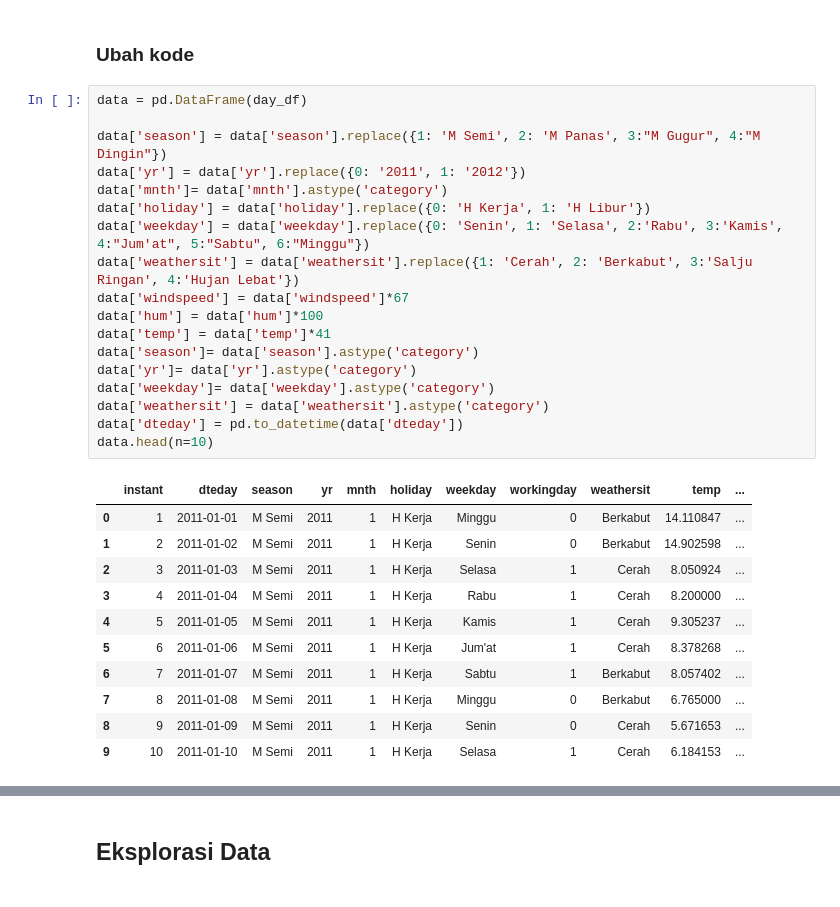
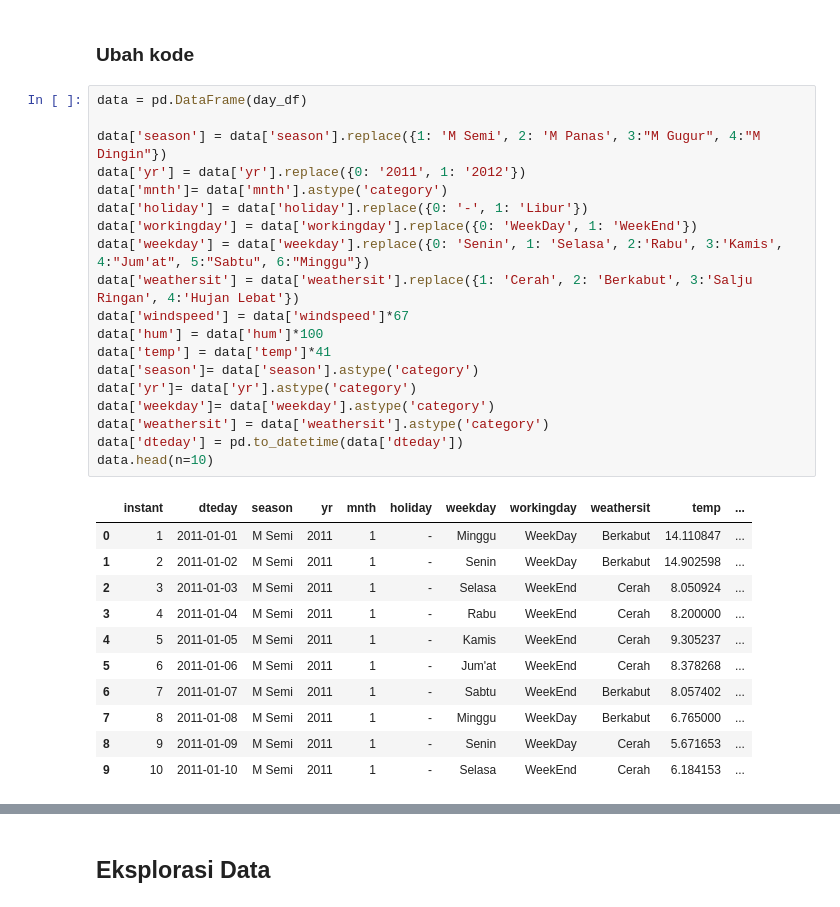
Before and after one commit to Zen-Rofiqy/Bangkit-2024, a Jupyter notebook: 04 Analisis Data dng Py/@Proyek-akhir/MyDashBoard.ipynb, the cells around one changed output, grey strips where cells are left out. Cells and saved outputs as stored; diff of their text form.

```diff
--- a/04 Analisis Data dng Py/@Proyek-akhir/MyDashBoard.ipynb
+++ b/04 Analisis Data dng Py/@Proyek-akhir/MyDashBoard.ipynb
@@ -197,33 +198,34 @@ Maka dari kedua data yang ada, tidak perlu dilakukan proses *cleaning data*. Han
 # %%
 data = pd.DataFrame(day_df)
 
 data['season'] = data['season'].replace({1: 'M Semi', 2: 'M Panas', 3:"M Gugur", 4:"M Dingin"})
 data['yr'] = data['yr'].replace({0: '2011', 1: '2012'})
 data['mnth']= data['mnth'].astype('category')
-data['holiday'] = data['holiday'].replace({0: 'H Kerja', 1: 'H Libur'})
+data['holiday'] = data['holiday'].replace({0: '-', 1: 'Libur'})
+data['workingday'] = data['workingday'].replace({0: 'WeekDay', 1: 'WeekEnd'})
 data['weekday'] = data['weekday'].replace({0: 'Senin', 1: 'Selasa', 2:'Rabu', 3:'Kamis', 4:"Jum'at", 5:"Sabtu", 6:"Minggu"})
 data['weathersit'] = data['weathersit'].replace({1: 'Cerah', 2: 'Berkabut', 3:'Salju Ringan', 4:'Hujan Lebat'})
 data['windspeed'] = data['windspeed']*67
 data['hum'] = data['hum']*100
 data['temp'] = data['temp']*41
 data['season']= data['season'].astype('category')
 data['yr']= data['yr'].astype('category')
 data['weekday']= data['weekday'].astype('category')
 data['weathersit'] = data['weathersit'].astype('category')
 data['dteday'] = pd.to_datetime(data['dteday'])
 data.head(n=10)
 # %% [output]
 |  | instant | dteday | season | yr | mnth | holiday | weekday | workingday | weathersit | temp | ... |
-| 0 | 1 | 2011-01-01 | M Semi | 2011 | 1 | H Kerja | Minggu | 0 | Berkabut | 14.110847 | ... |
-| 1 | 2 | 2011-01-02 | M Semi | 2011 | 1 | H Kerja | Senin | 0 | Berkabut | 14.902598 | ... |
-| 2 | 3 | 2011-01-03 | M Semi | 2011 | 1 | H Kerja | Selasa | 1 | Cerah | 8.050924 | ... |
-| 3 | 4 | 2011-01-04 | M Semi | 2011 | 1 | H Kerja | Rabu | 1 | Cerah | 8.200000 | ... |
-| 4 | 5 | 2011-01-05 | M Semi | 2011 | 1 | H Kerja | Kamis | 1 | Cerah | 9.305237 | ... |
-| 5 | 6 | 2011-01-06 | M Semi | 2011 | 1 | H Kerja | Jum'at | 1 | Cerah | 8.378268 | ... |
-| 6 | 7 | 2011-01-07 | M Semi | 2011 | 1 | H Kerja | Sabtu | 1 | Berkabut | 8.057402 | ... |
-| 7 | 8 | 2011-01-08 | M Semi | 2011 | 1 | H Kerja | Minggu | 0 | Berkabut | 6.765000 | ... |
-| 8 | 9 | 2011-01-09 | M Semi | 2011 | 1 | H Kerja | Senin | 0 | Cerah | 5.671653 | ... |
-| 9 | 10 | 2011-01-10 | M Semi | 2011 | 1 | H Kerja | Selasa | 1 | Cerah | 6.184153 | ... |
+| 0 | 1 | 2011-01-01 | M Semi | 2011 | 1 | - | Minggu | WeekDay | Berkabut | 14.110847 | ... |
+| 1 | 2 | 2011-01-02 | M Semi | 2011 | 1 | - | Senin | WeekDay | Berkabut | 14.902598 | ... |
+| 2 | 3 | 2011-01-03 | M Semi | 2011 | 1 | - | Selasa | WeekEnd | Cerah | 8.050924 | ... |
+| 3 | 4 | 2011-01-04 | M Semi | 2011 | 1 | - | Rabu | WeekEnd | Cerah | 8.200000 | ... |
+| 4 | 5 | 2011-01-05 | M Semi | 2011 | 1 | - | Kamis | WeekEnd | Cerah | 9.305237 | ... |
+| 5 | 6 | 2011-01-06 | M Semi | 2011 | 1 | - | Jum'at | WeekEnd | Cerah | 8.378268 | ... |
+| 6 | 7 | 2011-01-07 | M Semi | 2011 | 1 | - | Sabtu | WeekEnd | Berkabut | 8.057402 | ... |
+| 7 | 8 | 2011-01-08 | M Semi | 2011 | 1 | - | Minggu | WeekDay | Berkabut | 6.765000 | ... |
+| 8 | 9 | 2011-01-09 | M Semi | 2011 | 1 | - | Senin | WeekDay | Cerah | 5.671653 | ... |
+| 9 | 10 | 2011-01-10 | M Semi | 2011 | 1 | - | Selasa | WeekEnd | Cerah | 6.184153 | ... |
 # %%
 dw_df = pd.DataFrame(day_df)
 
```
Also changed, not shown: parts of 23 cells of this notebook, 24 other files.
